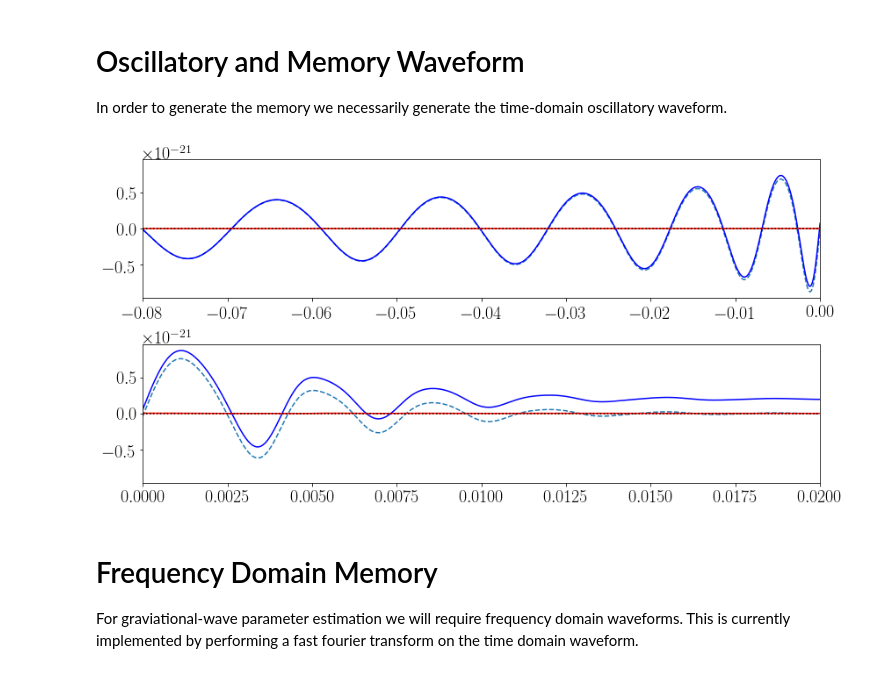
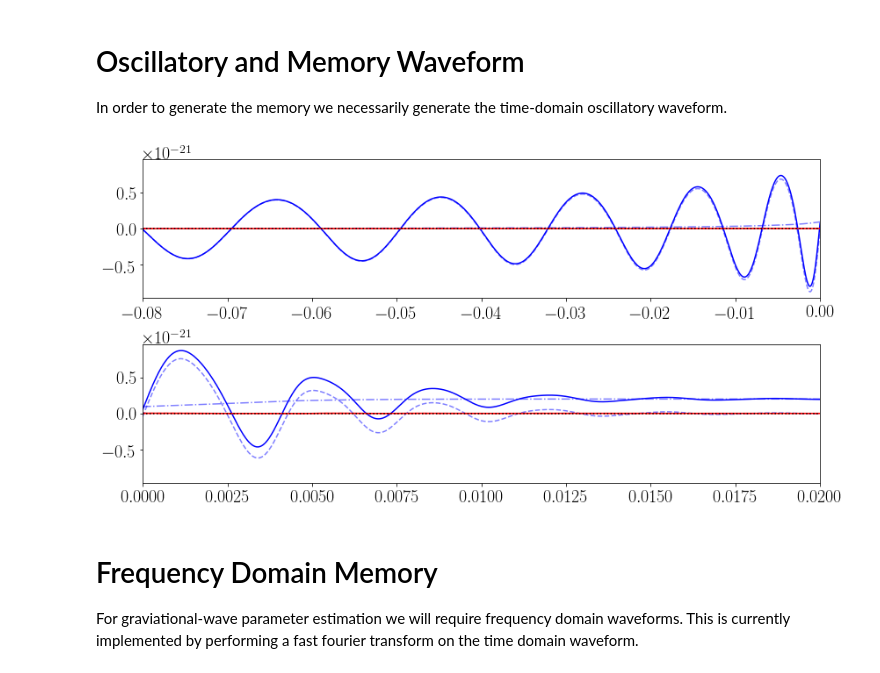
Before and after one commit to ColmTalbot/gwmemory, a Jupyter notebook: examples/GWMemory.ipynb, the cells around one changed output. Cells and saved outputs as stored; diff of their text form; code cells hidden in the pictures.

```diff
--- a/examples/GWMemory.ipynb
+++ b/examples/GWMemory.ipynb
@@ -354,38 +362,42 @@ In order to generate the memory we necessarily generate the time-domain oscillat
 q = 1.
 S1 = [0., 0., 0.]
 S2 = [0., 0., 0.]
 
 times = np.linspace(-0.08, 0.02, 10001)
 surr = gwmemory.waveforms.Surrogate(q=q, S1=S1, S2=S2, MTot=60, distance=400, times=times)
 
 inc = np.pi / 2
 pol = 0
 
 oscillatory, times = surr.time_domain_oscillatory(inc=inc, pol=pol)
 memory, times = surr.time_domain_memory(inc=inc, pol=pol)
 
 fig = figure(figsize=(12, 6))
 fig.add_subplot(2, 1, 1)
-plot(times, oscillatory['plus'], linestyle='--')
-plot(times, oscillatory['cross'], linestyle='--')
+plot(times, oscillatory['plus'], linestyle='--', color='b', alpha=0.5)
+plot(times, oscillatory['cross'], linestyle='--', color='r', alpha=0.5)
+plot(times, memory['plus'], linestyle='-.', color='b', alpha=0.5)
+plot(times, memory['cross'], linestyle='-.', color='r', alpha=0.5)
 plot(times, oscillatory['plus'] + memory['plus'], color='b')
 plot(times, oscillatory['cross'] + memory['cross'], color='r')
 axhline(0, linestyle=':', color='k')
 xlim(-0.08, 0.0)
 
 fig.add_subplot(2, 1, 2)
-plot(times, oscillatory['plus'], linestyle='--')
-plot(times, oscillatory['cross'], linestyle='--')
+plot(times, oscillatory['plus'], linestyle='--', color='b', alpha=0.5)
+plot(times, oscillatory['cross'], linestyle='--', color='r', alpha=0.5)
+plot(times, memory['plus'], linestyle='-.', color='b', alpha=0.5)
+plot(times, memory['cross'], linestyle='-.', color='r', alpha=0.5)
 plot(times, oscillatory['plus'] + memory['plus'], color='b')
 plot(times, oscillatory['cross'] + memory['cross'], color='r')
 axhline(0, linestyle=':', color='k')
 xlim(-0.0, 0.02)
 
 tight_layout()
 show()
 close()
 # %% [output]
-[figure, old version]
+[figure, new version]
 # %% [markdown]
 # Frequency Domain Memory
 
```
Also changed, not shown: parts of 7 cells of this notebook.
